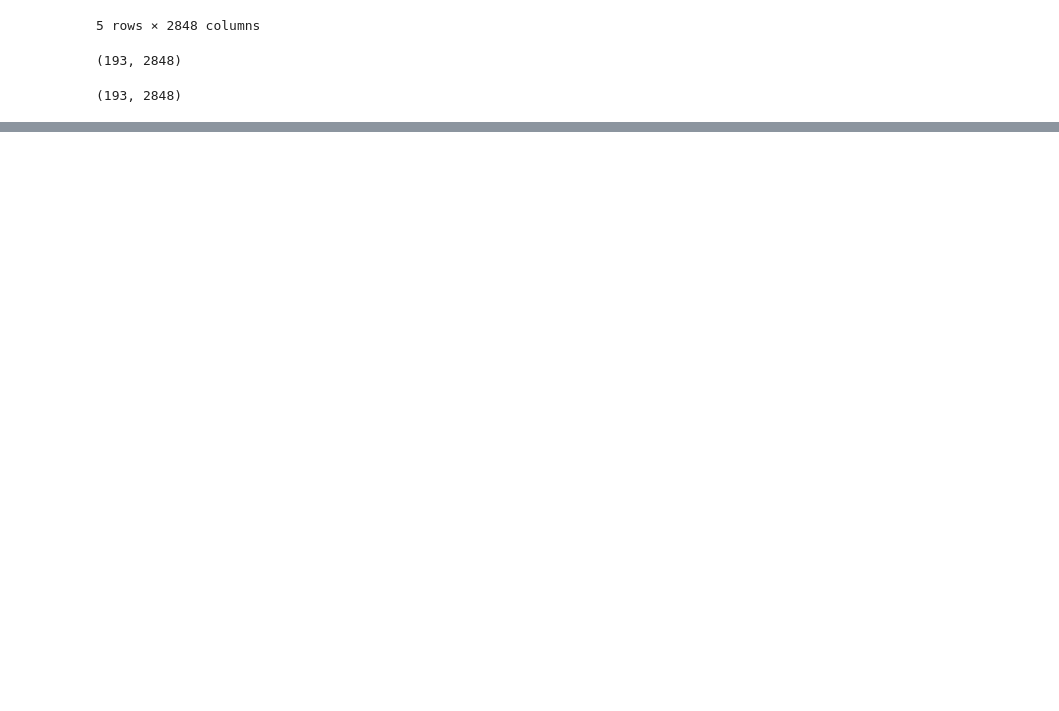
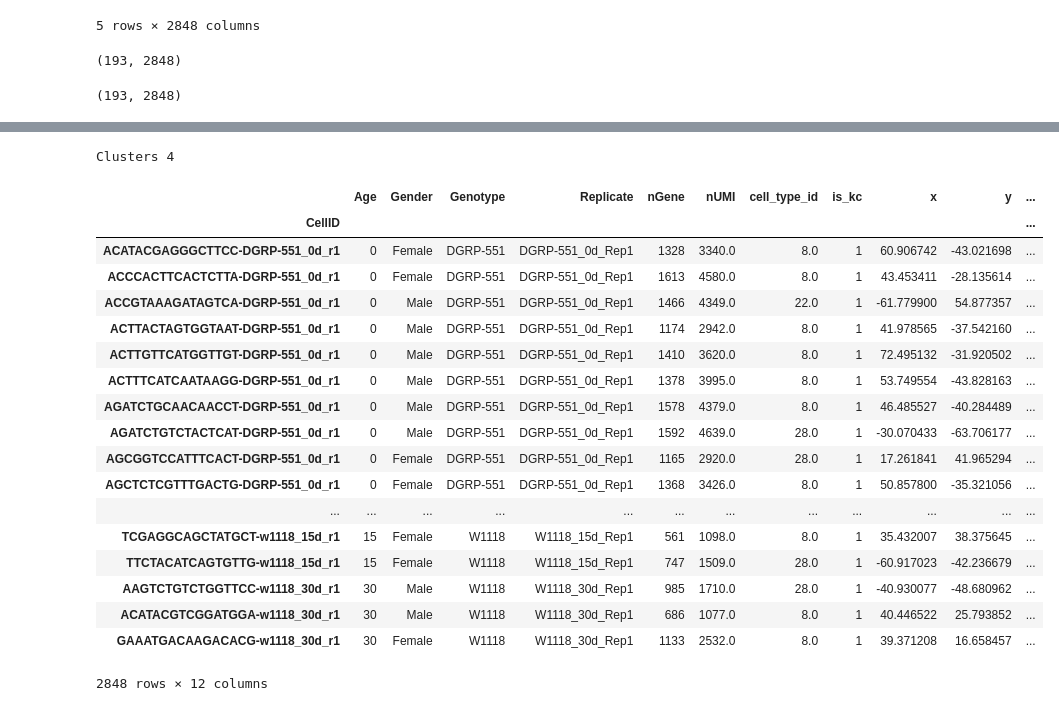
Before and after one commit to DeepSeq-KC/DS_Kenyon_Cells, a Jupyter notebook: notebook/09_ICIM_analysis_with_dropclust_genes.ipynb, the cells around one changed output, grey strips where cells are left out. Saved outputs shown, nothing was run; the diff lists cells and outputs as text; code cells hidden in the pictures; blank space fills up the shorter version.

Commit message:
fix notebook 09 (dropclust TSNE gen)

```diff
--- a/notebook/09_ICIM_analysis_with_dropclust_genes.ipynb
+++ b/notebook/09_ICIM_analysis_with_dropclust_genes.ipynb
@@ -105,0 +108,47 @@ myTSNE.calc_TSNE(perplexity=10, learning_rate=250, early_exaggeration=4.0, metho
+# %%
+# Using HDBSCAN to call clusters automatically, generate metadata for them
+clusterer = hdbscan.HDBSCAN(min_cluster_size=30, min_samples=3).fit(myTSNE.X_tsne)
+labels_HDBSCAN = clusterer.labels_
+# %%
+print "Clusters", max(labels_HDBSCAN)+1
+# %% [output]
+Clusters 4
+# %%
+zero_axis = myTSNE.X_tsne[:,0]
+one_axis = myTSNE.X_tsne[:,1]
+myTSNE.df_libs['x'] = zero_axis
+myTSNE.df_libs['y'] = one_axis
+myTSNE.df_libs['hdb_clust'] = labels_HDBSCAN
+# %%
+def gen_kc_type(row):
+    if int(row.cell_type_id) == 8:
+        return 'G-KC'
+    elif int(row.cell_type_id) == 22:
+        return 'a/b-KC'
+    elif int(row.cell_type_id) == 28:
+        return "a'/b'-KC"
+
+myTSNE.df_libs['subtype'] = myTSNE.df_libs.apply(gen_kc_type, axis=1)
+myTSNE.df_libs.to_csv("../data/07_dropclust_data/dc_gene_TSNE.csv")
+# %%
+myTSNE.df_libs
+# %% [output]
+|  | Age | Gender | Genotype | Replicate | nGene | nUMI | cell_type_id | is_kc | x | y | ... |
+| CellID |  |  |  |  |  |  |  |  |  |  | ... |
+| ACATACGAGGGCTTCC-DGRP-551_0d_r1 | 0 | Female | DGRP-551 | DGRP-551_0d_Rep1 | 1328 | 3340.0 | 8.0 | 1 | 60.906742 | -43.021698 | ... |
+| ACCCACTTCACTCTTA-DGRP-551_0d_r1 | 0 | Female | DGRP-551 | DGRP-551_0d_Rep1 | 1613 | 4580.0 | 8.0 | 1 | 43.453411 | -28.135614 | ... |
+| ACCGTAAAGATAGTCA-DGRP-551_0d_r1 | 0 | Male | DGRP-551 | DGRP-551_0d_Rep1 | 1466 | 4349.0 | 22.0 | 1 | -61.779900 | 54.877357 | ... |
+| ACTTACTAGTGGTAAT-DGRP-551_0d_r1 | 0 | Male | DGRP-551 | DGRP-551_0d_Rep1 | 1174 | 2942.0 | 8.0 | 1 | 41.978565 | -37.542160 | ... |
+| ACTTGTTCATGGTTGT-DGRP-551_0d_r1 | 0 | Male | DGRP-551 | DGRP-551_0d_Rep1 | 1410 | 3620.0 | 8.0 | 1 | 72.495132 | -31.920502 | ... |
+| ACTTTCATCAATAAGG-DGRP-551_0d_r1 | 0 | Male | DGRP-551 | DGRP-551_0d_Rep1 | 1378 | 3995.0 | 8.0 | 1 | 53.749554 | -43.828163 | ... |
+| AGATCTGCAACAACCT-DGRP-551_0d_r1 | 0 | Male | DGRP-551 | DGRP-551_0d_Rep1 | 1578 | 4379.0 | 8.0 | 1 | 46.485527 | -40.284489 | ... |
+| AGATCTGTCTACTCAT-DGRP-551_0d_r1 | 0 | Male | DGRP-551 | DGRP-551_0d_Rep1 | 1592 | 4639.0 | 28.0 | 1 | -30.070433 | -63.706177 | ... |
+| AGCGGTCCATTTCACT-DGRP-551_0d_r1 | 0 | Female | DGRP-551 | DGRP-551_0d_Rep1 | 1165 | 2920.0 | 28.0 | 1 | 17.261841 | 41.965294 | ... |
+| AGCTCTCGTTTGACTG-DGRP-551_0d_r1 | 0 | Female | DGRP-551 | DGRP-551_0d_Rep1 | 1368 | 3426.0 | 8.0 | 1 | 50.857800 | -35.321056 | ... |
+| ... | ... | ... | ... | ... | ... | ... | ... | ... | ... | ... | ... |
+| TCGAGGCAGCTATGCT-w1118_15d_r1 | 15 | Female | W1118 | W1118_15d_Rep1 | 561 | 1098.0 | 8.0 | 1 | 35.432007 | 38.375645 | ... |
+| TTCTACATCAGTGTTG-w1118_15d_r1 | 15 | Female | W1118 | W1118_15d_Rep1 | 747 | 1509.0 | 28.0 | 1 | -60.917023 | -42.236679 | ... |
+| AAGTCTGTCTGGTTCC-w1118_30d_r1 | 30 | Male | W1118 | W1118_30d_Rep1 | 985 | 1710.0 | 28.0 | 1 | -40.930077 | -48.680962 | ... |
+| ACATACGTCGGATGGA-w1118_30d_r1 | 30 | Male | W1118 | W1118_30d_Rep1 | 686 | 1077.0 | 8.0 | 1 | 40.446522 | 25.793852 | ... |
+| GAAATGACAAGACACG-w1118_30d_r1 | 30 | Female | W1118 | W1118_30d_Rep1 | 1133 | 2532.0 | 8.0 | 1 | 39.371208 | 16.658457 | ... |
+2848 rows × 12 columns
```
Also changed, not shown: parts of 1 cell of this notebook.
